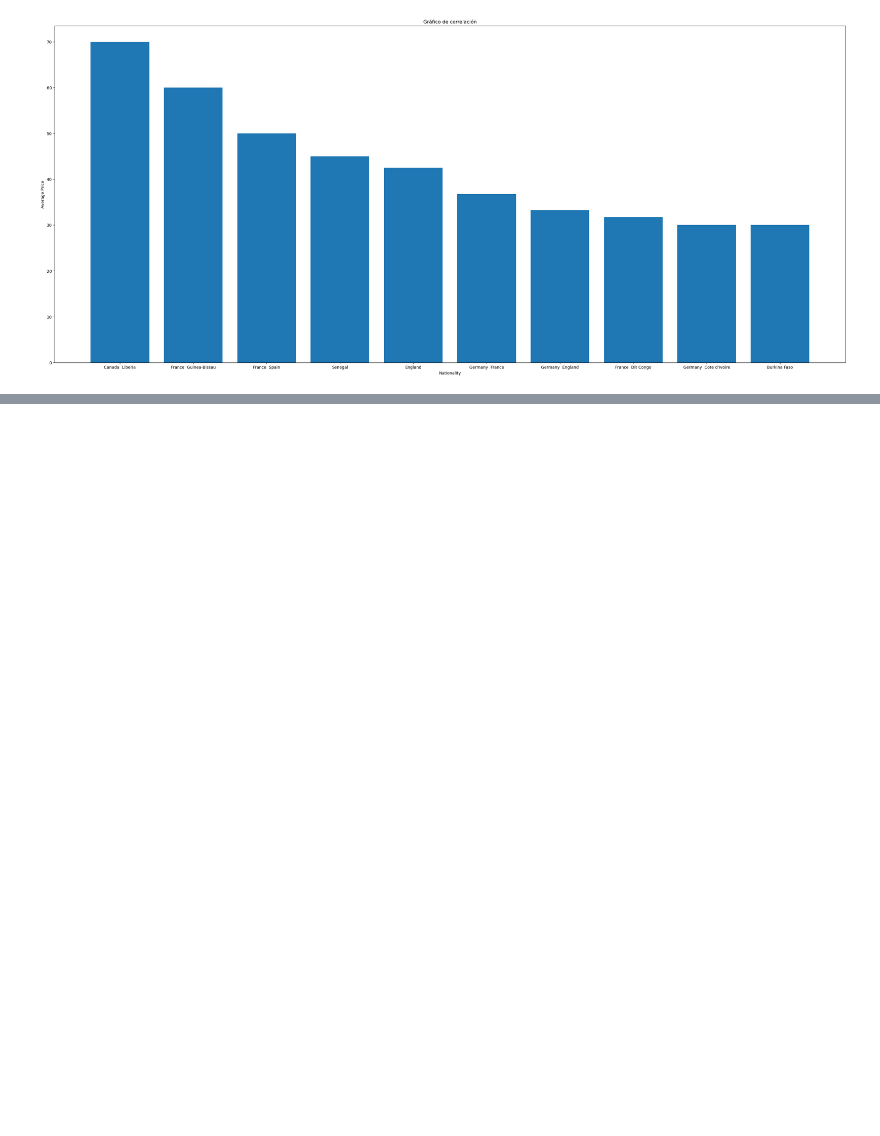
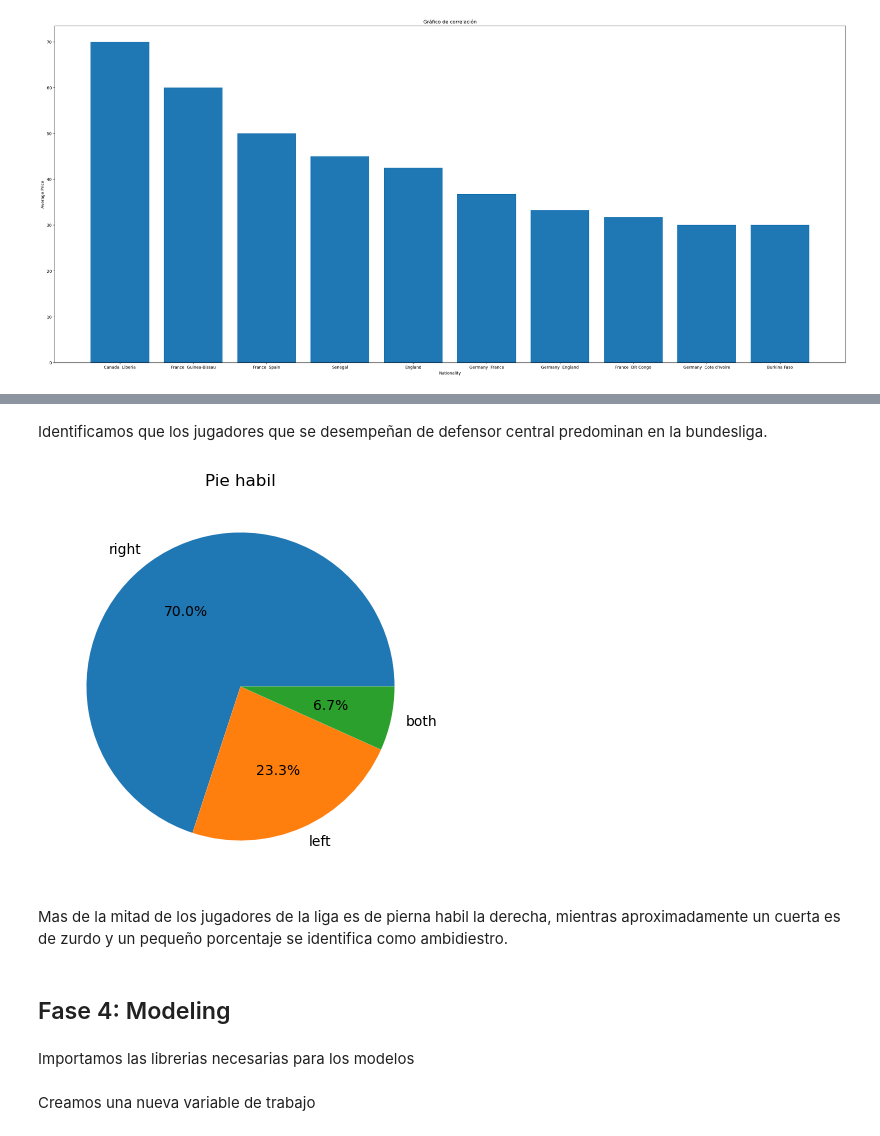
Before and after one commit to AlejoBovet/MachineLearningPublic, a Jupyter notebook: EdaFootballPlayers.ipynb, the cells around one changed output, grey strips where cells are left out. Saved outputs shown, nothing was run; the diff lists cells and outputs as text; code cells hidden in the pictures; blank space fills up the shorter version.

```diff
--- a/EdaFootballPlayers.ipynb
+++ b/EdaFootballPlayers.ipynb
@@ -433,0 +455,17 @@ En esta seccion evaluaremos los modelos que nos permitan predecir los precios y
+# %% [markdown]
+Identificamos que los jugadores que se desempeñan de defensor central predominan en la bundesliga.
+# %%
+players_per_foot = df['foot'].value_counts()
+
+plt.figure(figsize=(5, 5))
+plt.pie(players_per_foot, labels=players_per_foot.index, autopct='%1.1f%%')
+plt.title('Pie habil')
+plt.show()
+# %% [output]
+[figure, added]
+# %% [markdown]
+Mas de la mitad de los jugadores de la liga es de pierna habil la derecha, mientras aproximadamente un cuerta es de zurdo y un pequeño porcentaje se identifica como ambidiestro.
+# %% [markdown]
+## Fase 4: Modeling
+# %% [markdown]
+Importamos las librerias necesarias para los modelos
@@ -433,0 +482,2 @@ En esta seccion evaluaremos los modelos que nos permitan predecir los precios y
+# %% [markdown]
+Creamos una nueva variable de trabajo
```
Also changed, not shown: parts of 18 cells of this notebook.
